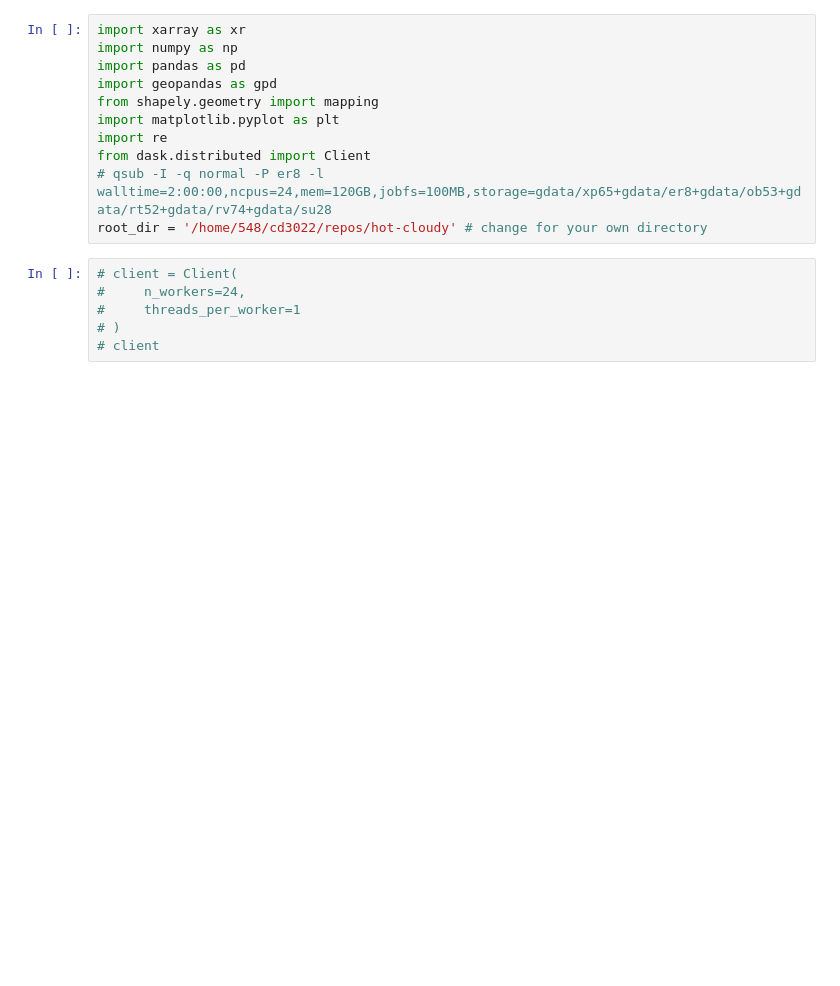
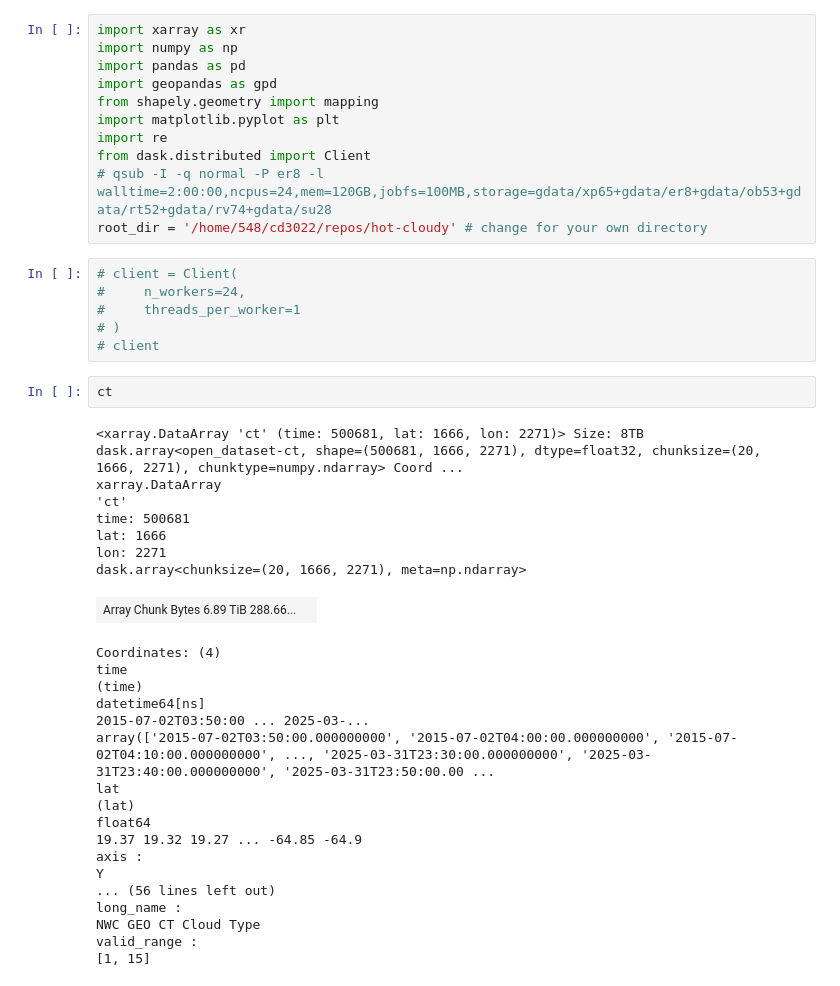
Before and after one commit to 21centuryweather/hot-cloudy, a Jupyter notebook: notebooks/cloud_types.ipynb, the cells around one changed output. Saved outputs shown, nothing was run; the diff lists cells and outputs as text; blank space fills up the shorter version.

```diff
--- a/notebooks/cloud_types.ipynb
+++ b/notebooks/cloud_types.ipynb
@@ -15,6 +15,34 @@ root_dir = '/home/548/cd3022/repos/hot-cloudy' # change for your own directory
 #     threads_per_worker=1
 # )
 # client
+# %%
+ct
+# %% [output]
+<xarray.DataArray 'ct' (time: 500681, lat: 1666, lon: 2271)> Size: 8TB dask.array<open_dataset-ct, shape=(500681, 1666, 2271), dtype=float32, chunksize=(20, 1666, 2271), chunktype=numpy.ndarray> Coord ...
+xarray.DataArray
+'ct'
+time: 500681
+lat: 1666
+lon: 2271
+dask.array<chunksize=(20, 1666, 2271), meta=np.ndarray>
+| Array Chunk Bytes 6.89 TiB 288.66... |  |
+Coordinates: (4)
+time
+(time)
+datetime64[ns]
+2015-07-02T03:50:00 ... 2025-03-...
+array(['2015-07-02T03:50:00.000000000', '2015-07-02T04:00:00.000000000', '2015-07-02T04:10:00.000000000', ..., '2025-03-31T23:30:00.000000000', '2025-03-31T23:40:00.000000000', '2025-03-31T23:50:00.00 ...
+lat
+(lat)
+float64
+19.37 19.32 19.27 ... -64.85 -64.9
+axis :
+Y
+... (56 lines left out)
+long_name :
+NWC GEO CT Cloud Type
+valid_range :
+[1, 15]
 # %%
 # PREPARE DATA
 ds = xr.open_zarr("/g/data/su28/himawari-ahi/cloud/ct/aus_regional_domain/S_NWC_CT_HIMA08_HIMA-N-NR.zarr")
```
Also changed, not shown: parts of 5 cells of this notebook, 4 other files.
